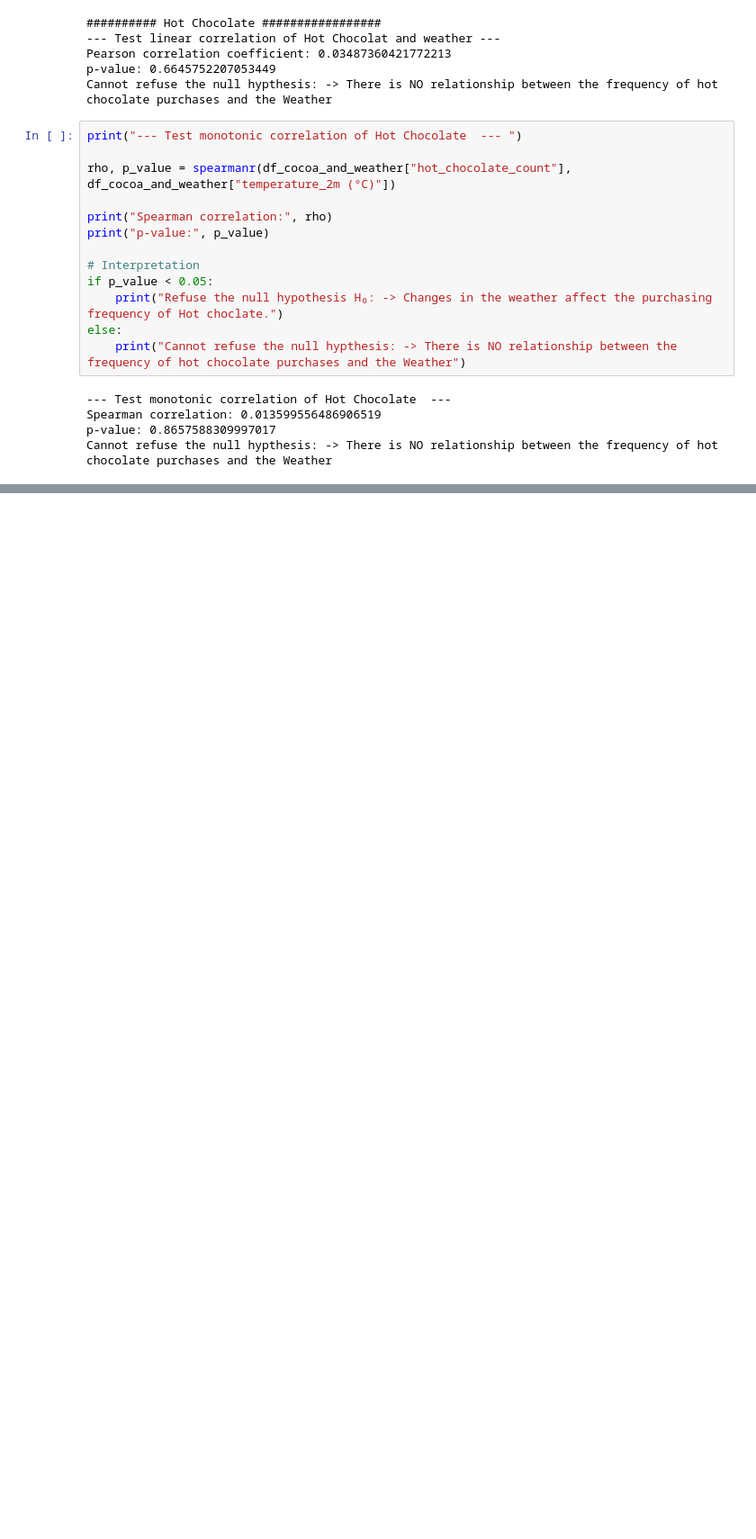
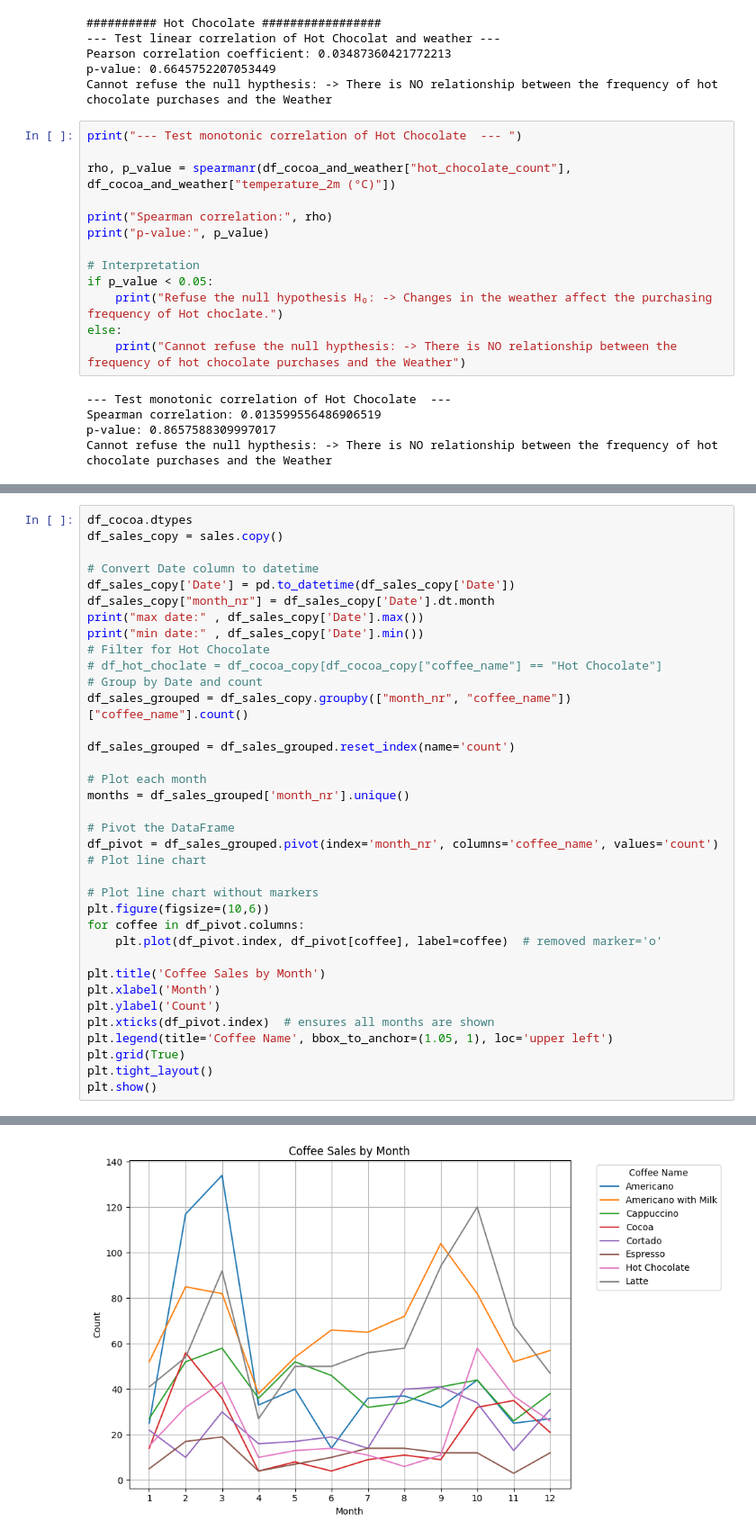
Before and after one commit to SchneFre/data-wrangling-project, a Jupyter notebook: data-wrangling-project.ipynb, the cells around one changed output, grey strips where cells are left out. Shown at 90% size. Cells and saved outputs as stored; diff of their text form; blank space fills up the shorter version.

```diff
--- a/data-wrangling-project.ipynb
+++ b/data-wrangling-project.ipynb
@@ -622,0 +626,37 @@ plt.show()
+# %%
+df_cocoa.dtypes
+df_sales_copy = sales.copy()
+
+# Convert Date column to datetime
+df_sales_copy['Date'] = pd.to_datetime(df_sales_copy['Date'])
+df_sales_copy["month_nr"] = df_sales_copy['Date'].dt.month
+print("max date:" , df_sales_copy['Date'].max())
+print("min date:" , df_sales_copy['Date'].min())
+# Filter for Hot Chocolate
+# df_hot_choclate = df_cocoa_copy[df_cocoa_copy["coffee_name"] == "Hot Chocolate"]
+# Group by Date and count
+df_sales_grouped = df_sales_copy.groupby(["month_nr", "coffee_name"])["coffee_name"].count()
+
+df_sales_grouped = df_sales_grouped.reset_index(name='count')
+
+# Plot each month
+months = df_sales_grouped['month_nr'].unique()
+
+# Pivot the DataFrame
+df_pivot = df_sales_grouped.pivot(index='month_nr', columns='coffee_name', values='count')
+# Plot line chart
+
+# Plot line chart without markers
+plt.figure(figsize=(10,6))
+for coffee in df_pivot.columns:
+    plt.plot(df_pivot.index, df_pivot[coffee], label=coffee)  # removed marker='o'
+
+plt.title('Coffee Sales by Month')
+plt.xlabel('Month')
+plt.ylabel('Count')
+plt.xticks(df_pivot.index)  # ensures all months are shown
+plt.legend(title='Coffee Name', bbox_to_anchor=(1.05, 1), loc='upper left')
+plt.grid(True)
+plt.tight_layout()
+plt.show()
+# %% [output]
@@ -622,0 +665 @@ plt.show()
+[figure, added]
```
Also changed, not shown: parts of 6 cells of this notebook.
